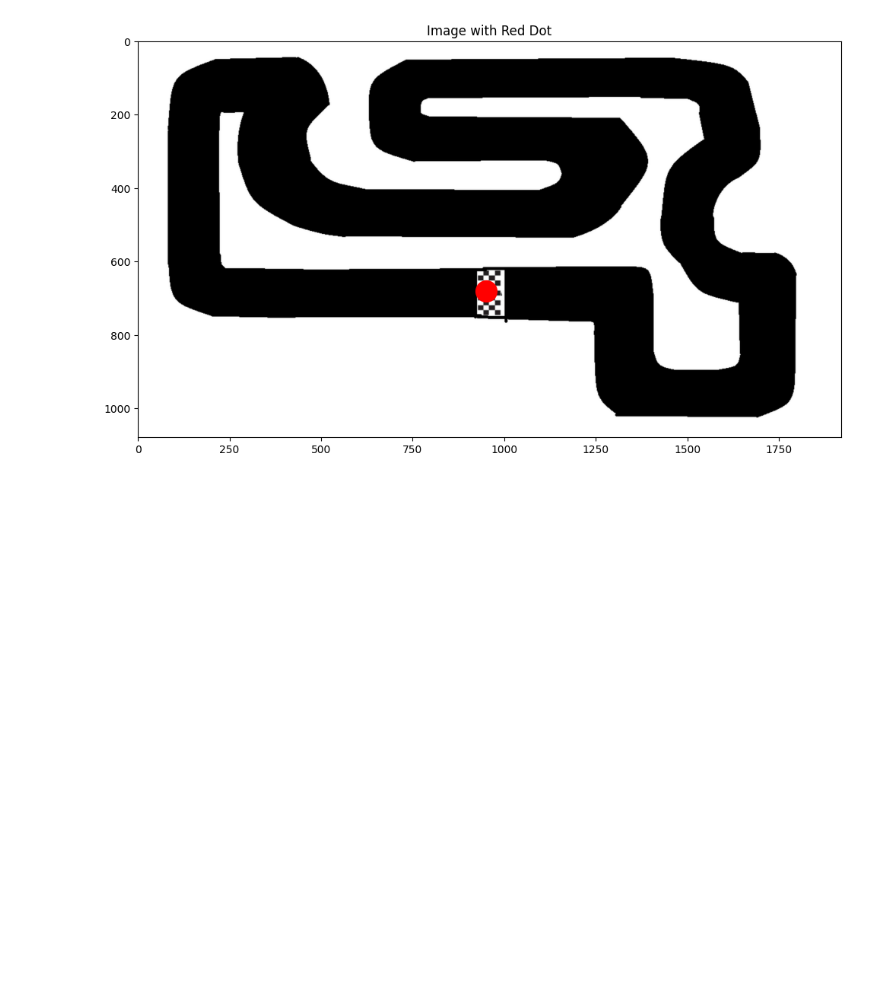
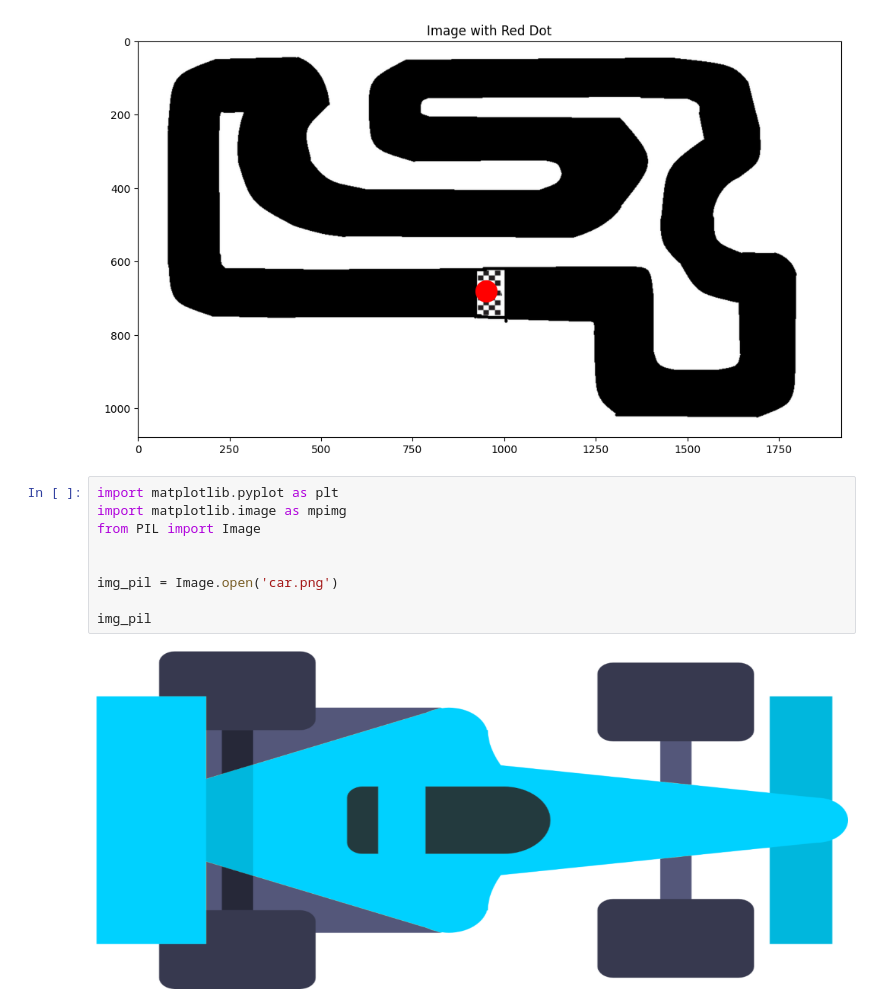
Before and after one commit to XINZHANG-ops/car-racing-simulator, a Jupyter notebook: test.ipynb, the cells around one changed output. Drawn from its saved outputs; the diff is of its cells as text; blank space fills up the shorter version.

```diff
--- a/test.ipynb
+++ b/test.ipynb
@@ -87,3 +87,14 @@ plt.tight_layout()
 plt.show()
 # %% [output]
 [figure]
+# %%
+import matplotlib.pyplot as plt
+import matplotlib.image as mpimg
+from PIL import Image
+
+
+img_pil = Image.open('car.png')
+
+img_pil
+# %% [output]
+[figure, added]
```
Also changed, not shown: 2 other files.
